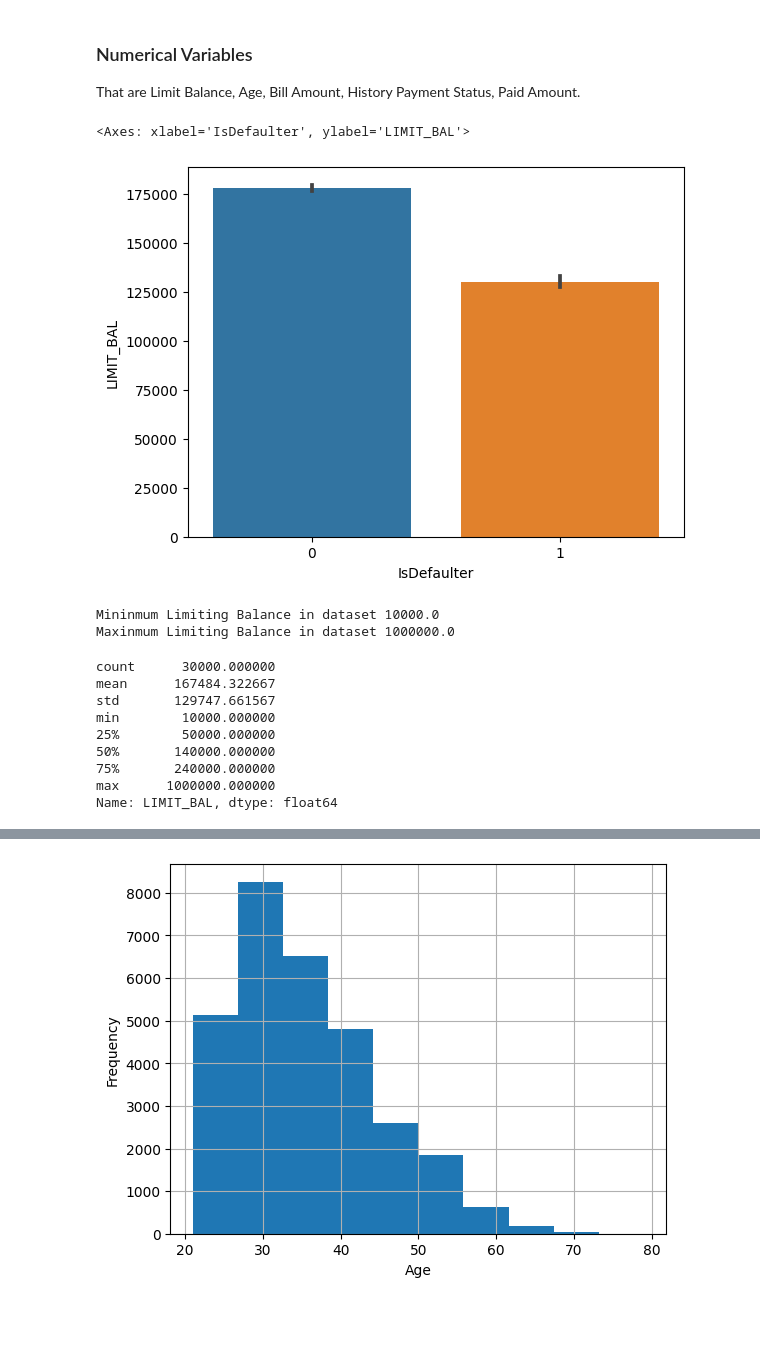
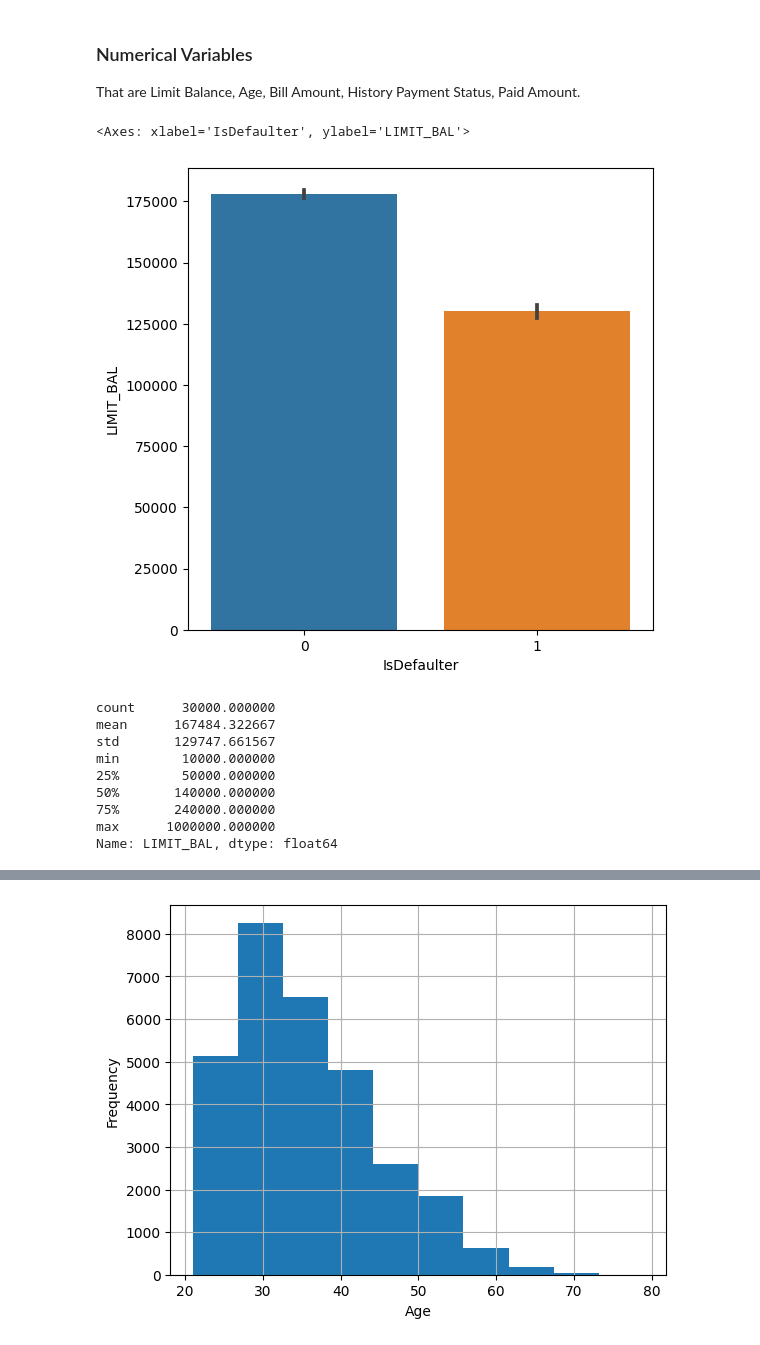
Before and after one commit to angadhsingh1/MachineLearning-DefaultCreditCards, a Jupyter notebook: final-project.ipynb, the cells around one changed output, grey strips where cells are left out. Cells and saved outputs as stored; diff of their text form; code cells hidden in the pictures; blank space fills up the shorter version.

```diff
--- a/final-project.ipynb
+++ b/final-project.ipynb
@@ -193,24 +193,20 @@ def draw_histograms(df, variables, n_rows, n_cols, n_bins):
     plt.show()
 # %%
 # Numerical Variable - Limit Balance
-# df.LIMIT_BAL.hist(bins = 20)
+plt.figure(figsize=(6,6))
 sns.barplot(x='IsDefaulter', y='LIMIT_BAL', data=df)
 # %% [output]
 <Axes: xlabel='IsDefaulter', ylabel='LIMIT_BAL'>
-[figure, old version]
+[figure, new version]
-# %%
-print("Mininmum Limiting Balance in dataset", df['LIMIT_BAL'].min())
-print("Maxinmum Limiting Balance in dataset", df['LIMIT_BAL'].max())
-df['LIMIT_BAL'].describe()
-# %% [output]
-Mininmum Limiting Balance in dataset 10000.0
-Maxinmum Limiting Balance in dataset 1000000.0
-count      30000.000000
-mean      167484.322667
-std       129747.661567
-min        10000.000000
-25%        50000.000000
-50%       140000.000000
-75%       240000.000000
-max      1000000.000000
-Name: LIMIT_BAL, dtype: float64
+# %%
+df['LIMIT_BAL'].describe()
+# %% [output]
+count      30000.000000
+mean      167484.322667
+std       129747.661567
+min        10000.000000
+25%        50000.000000
+50%       140000.000000
+75%       240000.000000
+max      1000000.000000
+Name: LIMIT_BAL, dtype: float64
```
Also changed, not shown: parts of 30 cells of this notebook.
